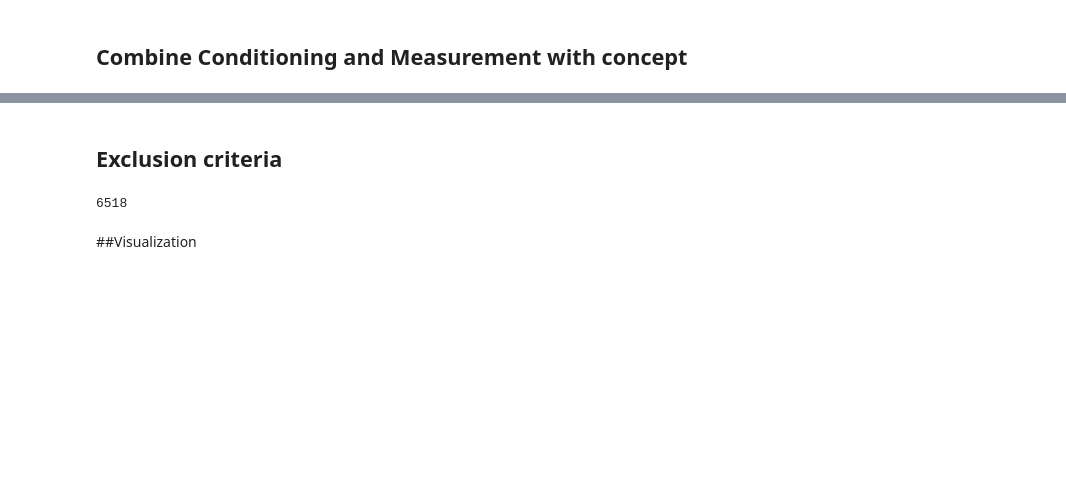
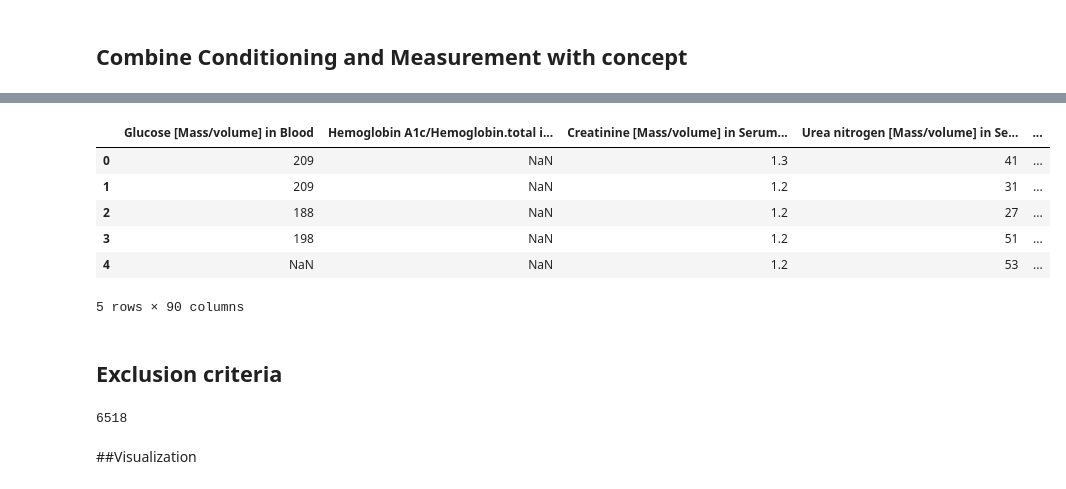
Before and after one commit to YuchenZhu2335/BIS568-final-project, a Jupyter notebook: final project.py.ipynb, the cells around one changed output, grey strips where cells are left out. Saved outputs shown, nothing was run; the diff lists cells and outputs as text; code cells hidden in the pictures; blank space fills up the shorter version.

```diff
--- a/final project.py.ipynb
+++ b/final project.py.ipynb
@@ -149,0 +506,15 @@ df_merged.head(10)
+# %%
+col_keep2 = ['person_id', 'visit_occurrence_id','birth_datetime','gender_concept_ID', 'race', 'ethnicity', 'age_at_visit', 'condition - Type 2 diabetes']
+merged_df2 = merged_df[col_keep2]
+# %%
+df_trans = pd.merge(expanded_df, merged_df2, on='visit_occurrence_id', how='left')
+# %%
+df_trans.head()
+# %% [output]
+|  | Glucose [Mass/volume] in Blood | Hemoglobin A1c/Hemoglobin.total i... | Creatinine [Mass/volume] in Serum... | Urea nitrogen [Mass/volume] in Se... | ... |
+| 0 | 209 | NaN | 1.3 | 41 | ... |
+| 1 | 209 | NaN | 1.2 | 31 | ... |
+| 2 | 188 | NaN | 1.2 | 27 | ... |
+| 3 | 198 | NaN | 1.2 | 51 | ... |
+| 4 | NaN | NaN | 1.2 | 53 | ... |
+5 rows × 90 columns
```
Also changed, not shown: parts of 37 cells of this notebook, 1 other file.
